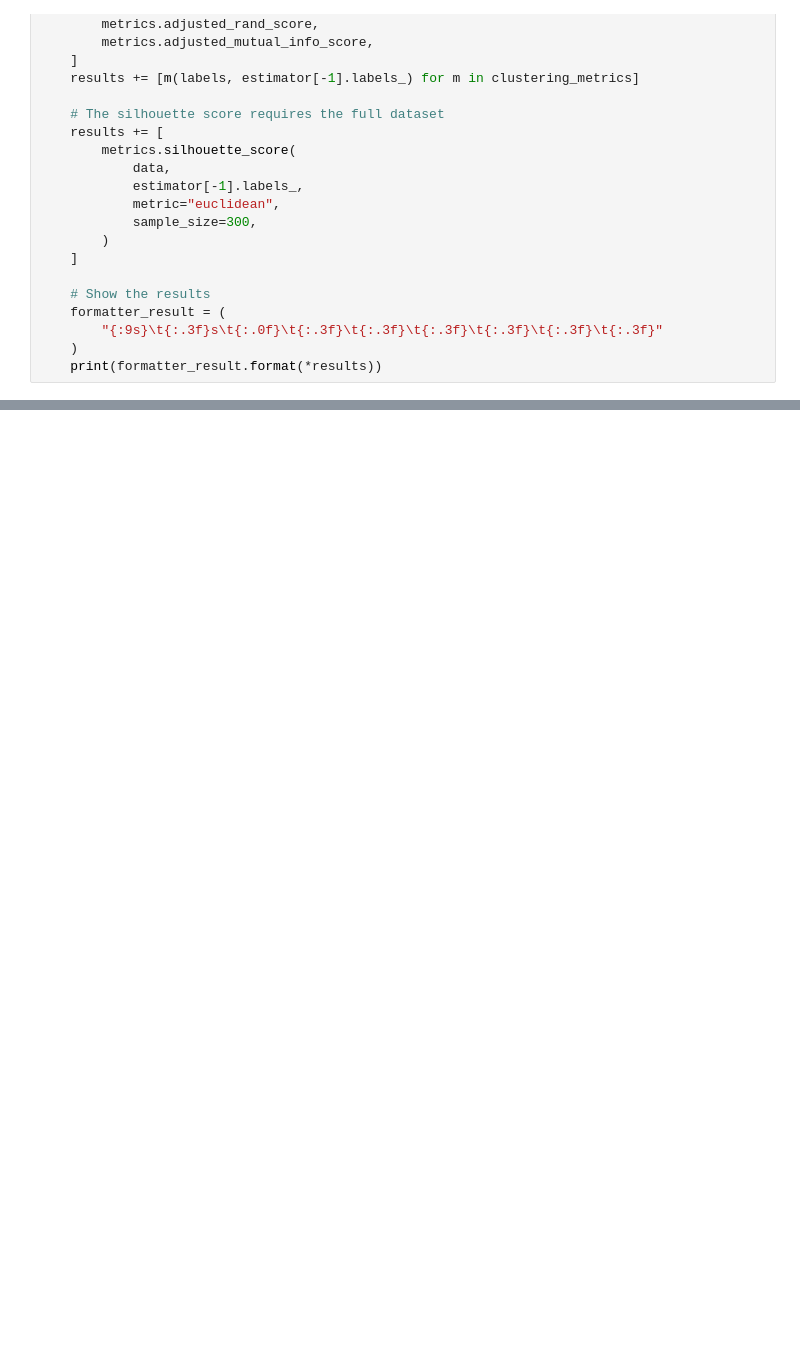
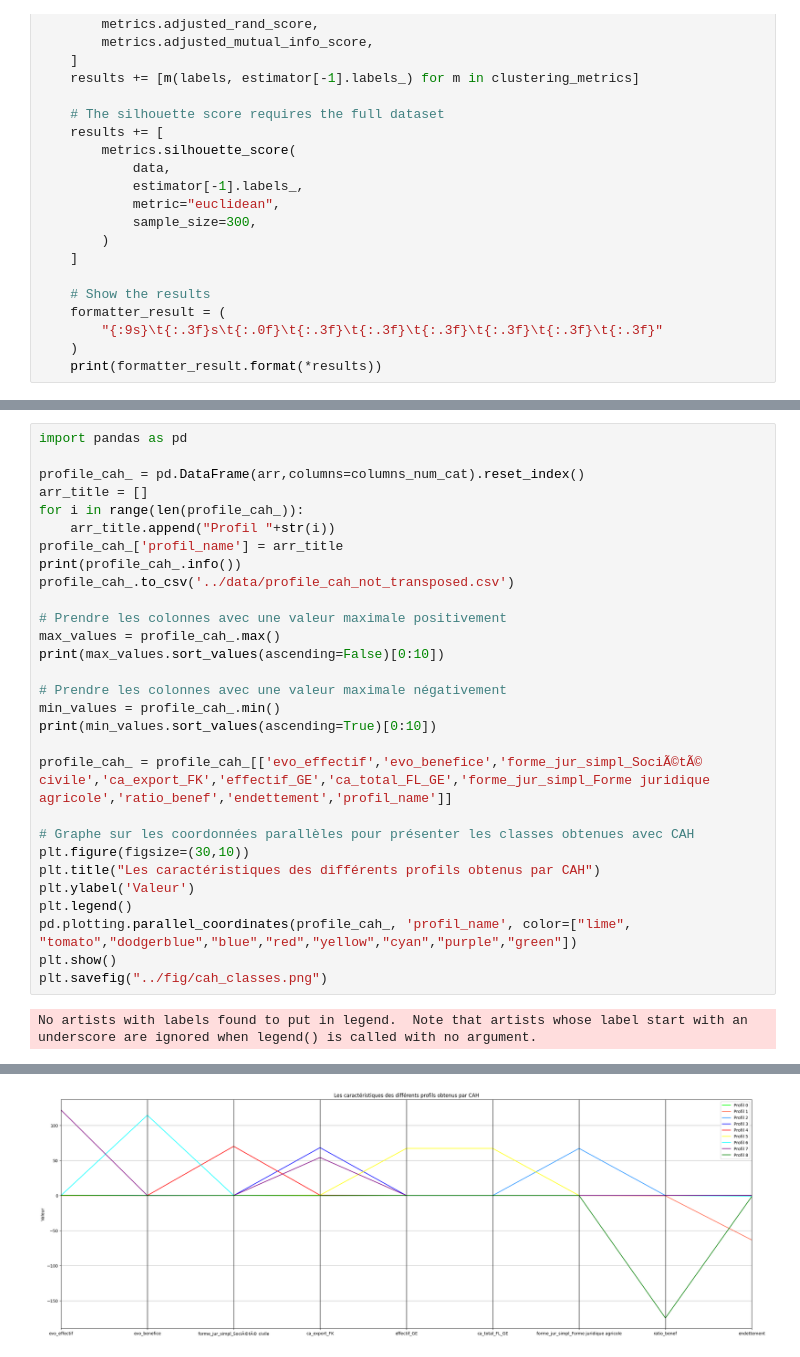
Before and after one commit to iammouadagr/app-bi-Prospect-compagnie-assurances, a Jupyter notebook: src/unsupervise.ipynb, the cells around one changed output, grey strips where cells are left out. Drawn from its saved outputs; the diff is of its cells as text; blank space fills up the shorter version.

Commit message:
add method cah classes in unsuppervised file

```diff
--- a/src/unsupervise.ipynb
+++ b/src/unsupervise.ipynb
@@ -262,0 +387,31 @@ classes_indice
+# %%
+import pandas as pd
+
+profile_cah_ = pd.DataFrame(arr,columns=columns_num_cat).reset_index()
+arr_title = []
+for i in range(len(profile_cah_)):
+    arr_title.append("Profil "+str(i))
+profile_cah_['profil_name'] = arr_title
+print(profile_cah_.info())
+profile_cah_.to_csv('../data/profile_cah_not_transposed.csv')
+
+# Prendre les colonnes avec une valeur maximale positivement
+max_values = profile_cah_.max()
+print(max_values.sort_values(ascending=False)[0:10])
+
+# Prendre les colonnes avec une valeur maximale négativement
+min_values = profile_cah_.min()
+print(min_values.sort_values(ascending=True)[0:10])
+
+profile_cah_ = profile_cah_[['evo_effectif','evo_benefice','forme_jur_simpl_SociÃ©tÃ© civile','ca_export_FK','effectif_GE','ca_total_FL_GE','forme_jur_simpl_Forme juridique agricole','ratio_benef','endettement','profil_name']]
+
+# Graphe sur les coordonnées parallèles pour présenter les classes obtenues avec CAH
+plt.figure(figsize=(30,10))
+plt.title("Les caractéristiques des différents profils obtenus par CAH")
+plt.ylabel('Valeur')
+plt.legend()
+pd.plotting.parallel_coordinates(profile_cah_, 'profil_name', color=["lime", "tomato","dodgerblue","blue","red","yellow","cyan","purple","green"])
+plt.show()
+plt.savefig("../fig/cah_classes.png")
+# %% [output]
+No artists with labels found to put in legend.  Note that artists whose label start with an underscore are ignored when legend() is called with no argument.
@@ -262,0 +435 @@ classes_indice
+[figure, added]
```
Also changed, not shown: parts of 10 cells of this notebook.
